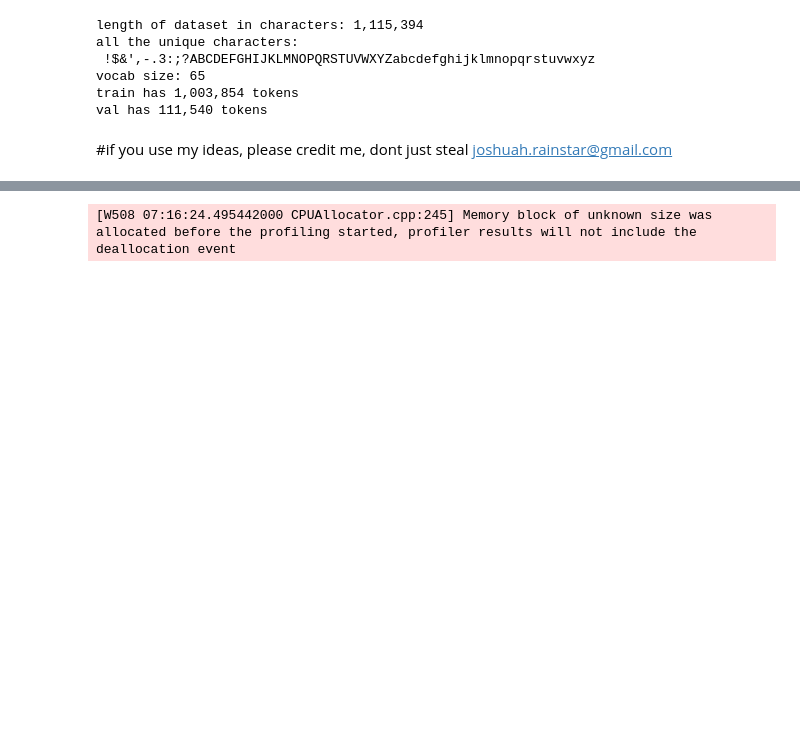
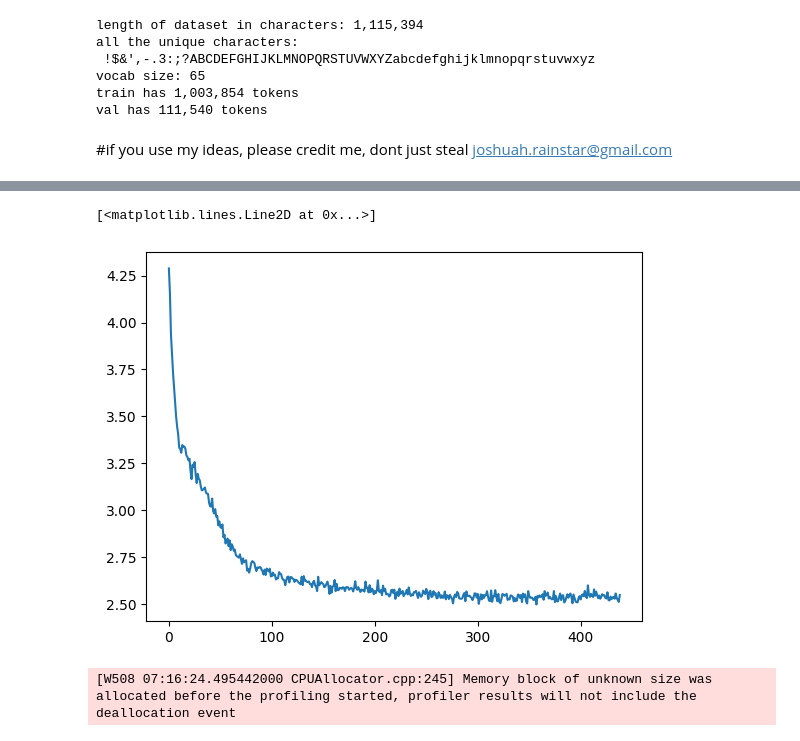
Before and after one commit to falseywinchnet/ConvexGPT, a Jupyter notebook: ConvexTransformer.ipynb, the cells around one changed output, grey strips where cells are left out. Saved outputs shown, nothing was run; the diff lists cells and outputs as text; code cells hidden in the pictures; blank space fills up the shorter version.

```diff
--- a/ConvexTransformer.ipynb
+++ b/ConvexTransformer.ipynb
@@ -1339 +1301,6 @@ loss_history = []
+# %%
+plt.plot(losses)
+# %% [output]
+[<matplotlib.lines.Line2D at 0x...>]
+[figure, added]
 # %%
```
Also changed, not shown: parts of 8 cells of this notebook.
